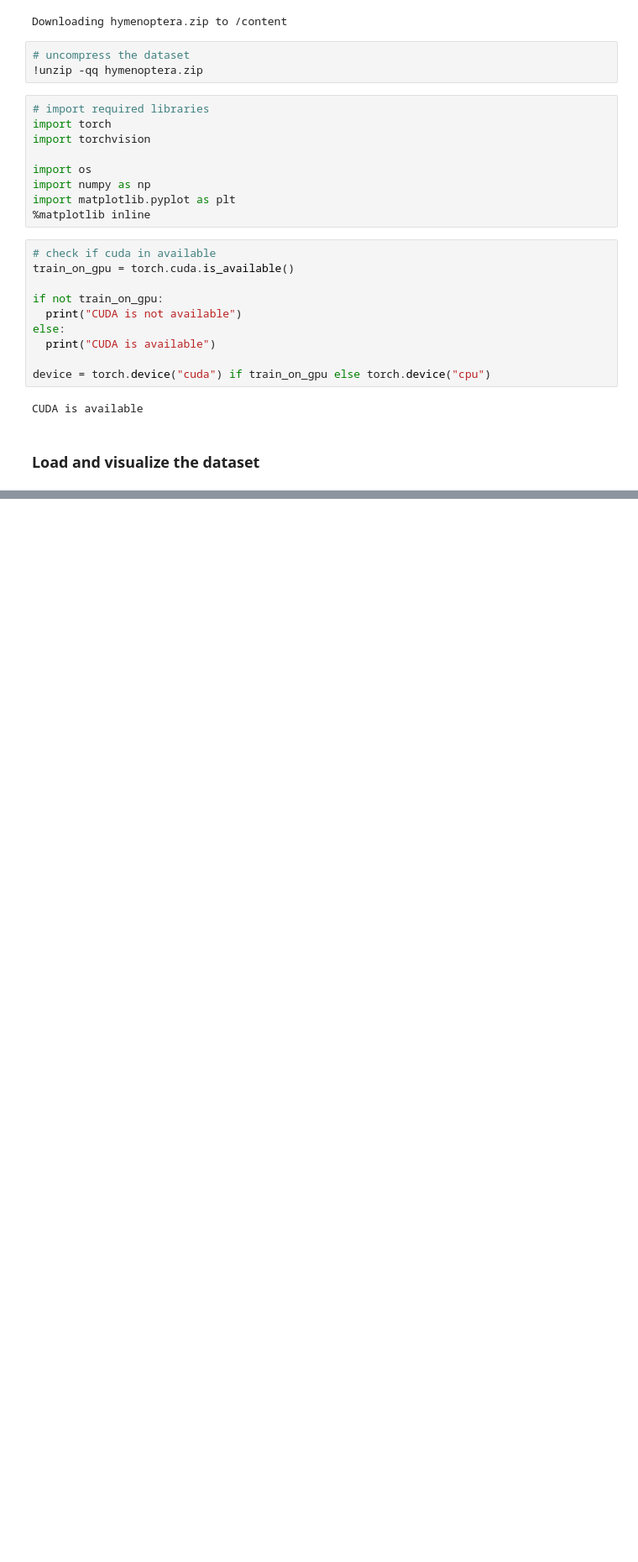
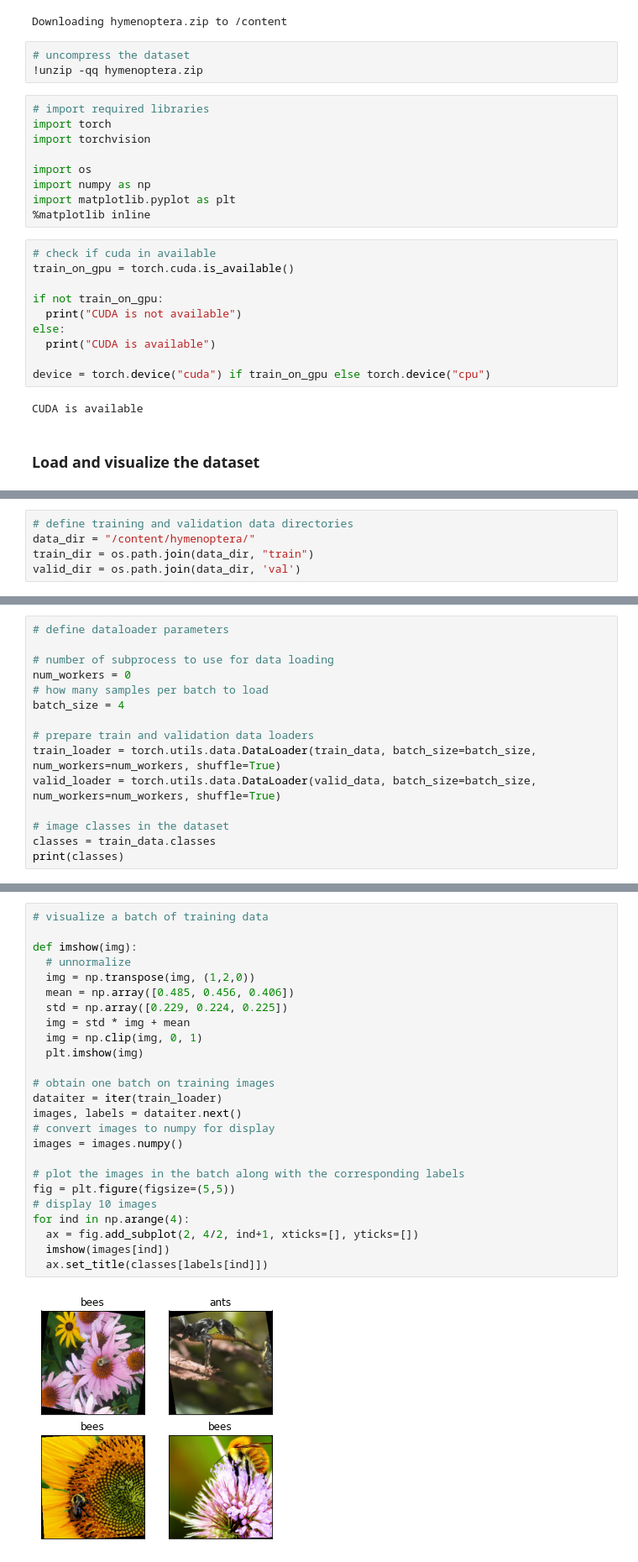
Before and after one commit to shazzad-hasan/deep-learning-projects, a Jupyter notebook: image_classification/ants_vs_bees.ipynb, the cells around one changed output, grey strips where cells are left out. Shown at 84% size. Drawn from its saved outputs; the diff is of its cells as text; blank space fills up the shorter version.

```diff
--- a/image_classification/ants_vs_bees.ipynb
+++ b/image_classification/ants_vs_bees.ipynb
@@ -64,0 +62,5 @@ from torch.utils.data.sampler import SubsetRandomSampler
+# %%
+# define training and validation data directories
+data_dir = "/content/hymenoptera/"
+train_dir = os.path.join(data_dir, "train")
+valid_dir = os.path.join(data_dir, 'val')
@@ -64,0 +91,15 @@ from torch.utils.data.sampler import SubsetRandomSampler
+# %%
+# define dataloader parameters
+
+# number of subprocess to use for data loading
+num_workers = 0
+# how many samples per batch to load
+batch_size = 4
+
+# prepare train and validation data loaders
+train_loader = torch.utils.data.DataLoader(train_data, batch_size=batch_size, num_workers=num_workers, shuffle=True)
+valid_loader = torch.utils.data.DataLoader(valid_data, batch_size=batch_size, num_workers=num_workers, shuffle=True)
+
+# image classes in the dataset
+classes = train_data.classes
+print(classes)
@@ -64,0 +108,27 @@ from torch.utils.data.sampler import SubsetRandomSampler
+# %%
+# visualize a batch of training data
+
+def imshow(img):
+  # unnormalize
+  img = np.transpose(img, (1,2,0))
+  mean = np.array([0.485, 0.456, 0.406])
+  std = np.array([0.229, 0.224, 0.225])
+  img = std * img + mean
+  img = np.clip(img, 0, 1)
+  plt.imshow(img)
+
+# obtain one batch on training images
+dataiter = iter(train_loader)
+images, labels = dataiter.next()
+# convert images to numpy for display
+images = images.numpy()
+
+# plot the images in the batch along with the corresponding labels
+fig = plt.figure(figsize=(5,5))
+# display 10 images
+for ind in np.arange(4):
+  ax = fig.add_subplot(2, 4/2, ind+1, xticks=[], yticks=[])
+  imshow(images[ind])
+  ax.set_title(classes[labels[ind]])
+# %% [output]
+[figure, added]
```
Also changed, not shown: parts of 11 cells of this notebook.
